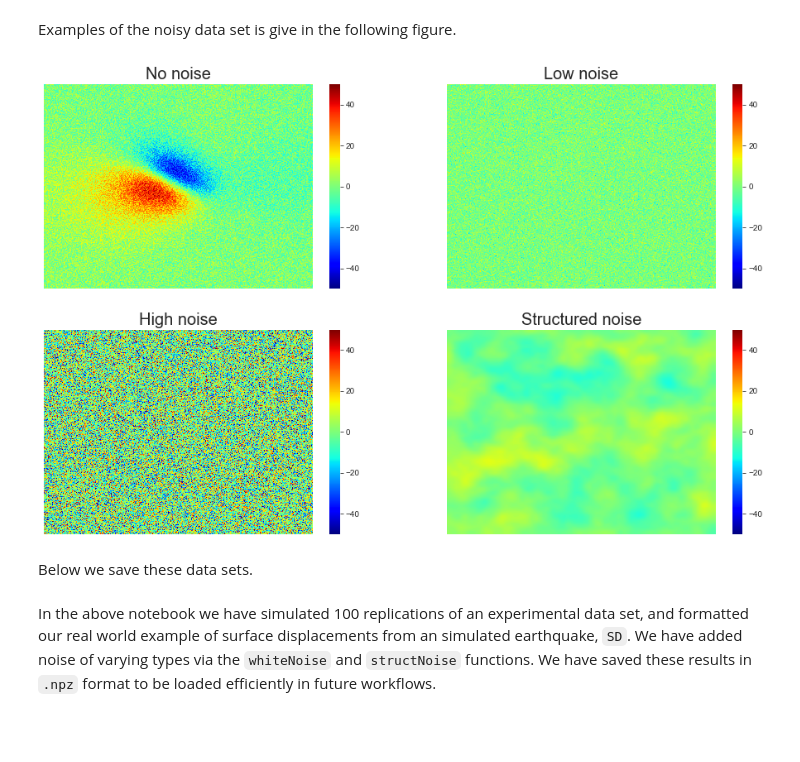
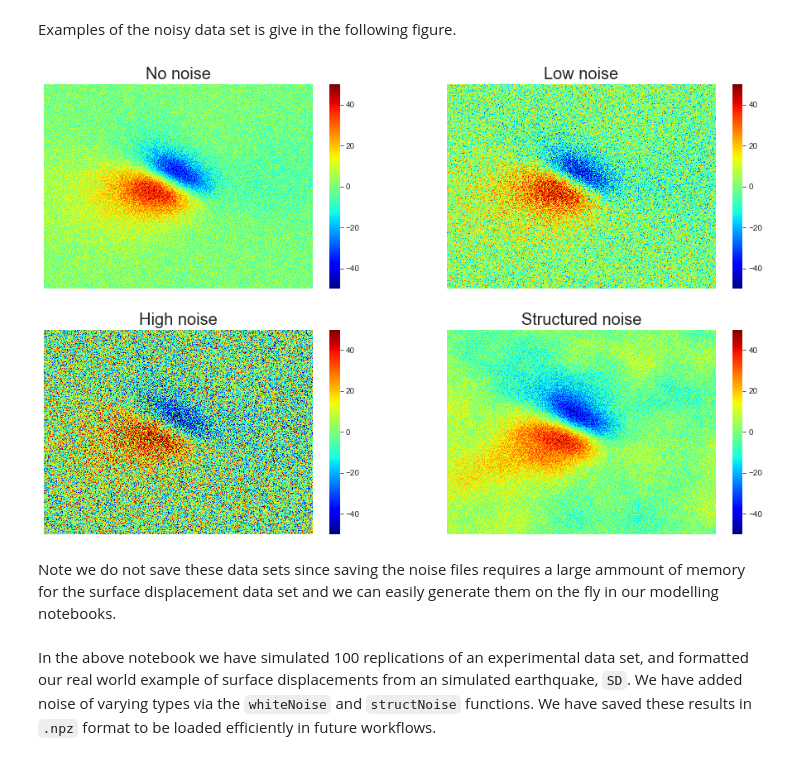
Before and after one commit to JulianAustin1993/dftsm-python, a Jupyter notebook: notebooks/data_generation.ipynb, the cells around one changed output. Saved outputs shown, nothing was run; the diff lists cells and outputs as text; code cells hidden in the pictures; blank space fills up the shorter version.

Commit message:
Surface Displacement results

```diff
--- a/notebooks/data_generation.ipynb
+++ b/notebooks/data_generation.ipynb
@@ -166,14 +167,0 @@ We develop a function for each which takes in variance parameter and size of dat
-# %%
-def whiteNoise(var, ds_size):
-    return np.random.normal(0, var, ds_size)
-
-def structNoise(var, ds_size, l=0.2, scale_percent=20):
-    kernel = Matern(nu=1.5, sigma=np.sqrt(var), rho=[l,l])
-    n = ds_size[0]
-    width = int(ds_size[2] * scale_percent / 100)
-    height = int(ds_size[1] * scale_percent / 100)
-    s =  np.array(np.meshgrid(np.linspace(0,1,height), np.linspace(0,1,width))).reshape(2,-1).T
-    gp = GP(kernel)
-    sn = gp.draw(s, n).reshape(n, width, height)
-    output = np.array([cv2.resize(sni, (ds_size[2], ds_size[1]), interpolation = cv2.INTER_CUBIC) for sni in sn]).reshape(n, -1)
-    return output
@@ -184,7 +186,7 @@ Using the `whiteNoise` function we can simulate the unstructured noise for both
 # %%
 X_sim_ln = np.array([whiteNoise(0.2, X_sim.shape) for j in np.arange(100)])
 X_sim_hn = np.array([whiteNoise(1.0, X_sim.shape) for j in np.arange(100)])
-X_sim_sn = np.array([structNoise(0.3, (X_sim.shape[0], S1, S2), scale_percent=25, l=0.2**2) for j in np.arange(100)])
+X_sim_sn = np.array([structNoise(1.0, (X_sim.shape[0], S1, S2), scale_percent=25, l=0.2**2) for j in np.arange(100)])
 # %% [markdown]
 Examples of the noisy data set is give in the following figure.
 # %%
@@ -209,20 +211,18 @@ np.savez('../data/simulated_sn.npz', sim=X_sim_sn)
 # %% [markdown]
 ### Surface Displacement
 # %%
-SD_ln = whiteNoise(5.0, SD.shape)
+SD_ln = whiteNoise(10.0, SD.shape)
 SD_hn = whiteNoise(20.0, SD.shape)
-SD_sn = structNoise(20.0, (SD.shape[0], *IMG_SIZE), scale_percent=10, l=0.3**2)
+SD_sn = structNoise(20.0, (SD.shape[0], *IMG_SIZE), scale_percent=10, l=0.4**2)
 # %% [markdown]
 Examples of the noisy data set is give in the following figure.
 # %%
 sns.set_style("whitegrid")
 i = np.random.randint(SD.shape[0])
 fig,axs =plt.subplots(2,2,figsize=(16,10))
-for ax, X, X_lab in zip(axs.flatten(),[SD, SD_ln, SD_hn, SD_sn], ['No noise', 'Low noise', 'High noise','Structured noise']):
+for ax, X, X_lab in zip(axs.flatten(),[SD, SD+SD_ln, SD+SD_hn, SD + SD_sn], ['No noise', 'Low noise', 'High noise','Structured noise']):
     sns.heatmap(X[i].reshape(*IMG_SIZE), ax=ax, xticklabels=False, yticklabels=False, cmap='jet', vmin=-50, vmax = 50)
     ax.set_title(X_lab, fontsize=20)
 plt.show()
 # %% [output]
-[figure, old version]
+[figure, new version]
-# %% [markdown]
-Below we save these data sets.
@@ -233,2 +229,4 @@ np.savez('../data/surf_disp_sn.npz', SD_sn=SD_sn)
+# %% [markdown]
+Note we do not save these data sets since saving the noise files requires a large ammount of memory for the surface displacement data set and we can easily generate them on the fly in our modelling notebooks.
 # %% [markdown]
 In the above notebook we have simulated 100 replications of an experimental data set, and formatted our real world example of surface displacements from an simulated earthquake, `SD`. We have added noise of varying types via the `whiteNoise` and `structNoise` functions. We have saved these results in `.npz` format to be loaded efficiently in future workflows.
```
Also changed, not shown: parts of 6 cells of this notebook, 38 other files.
